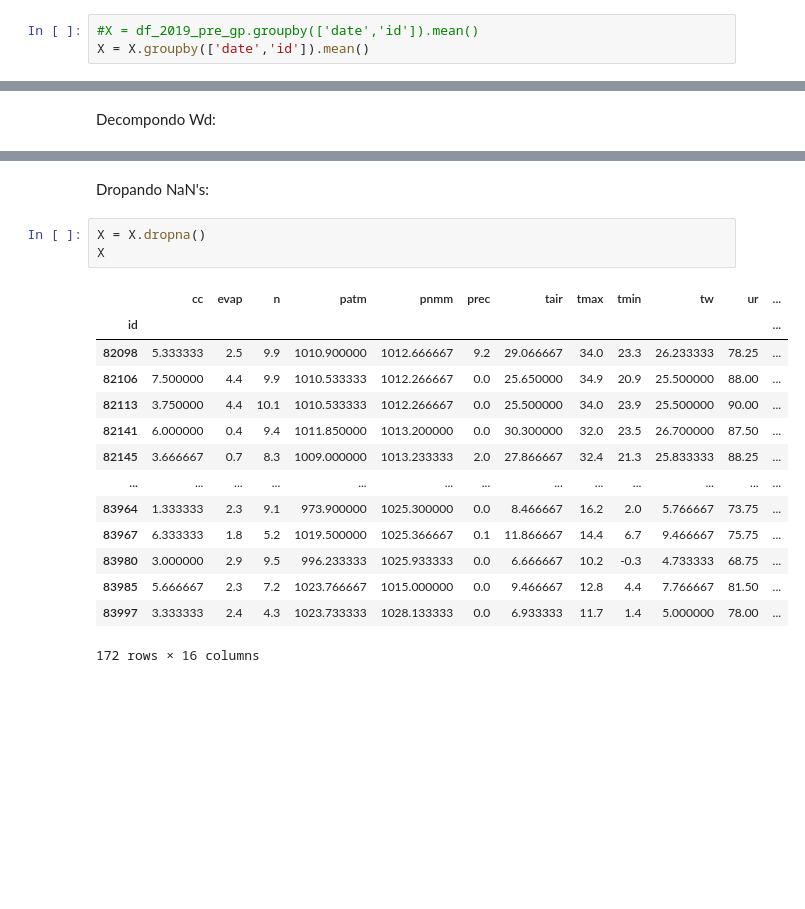
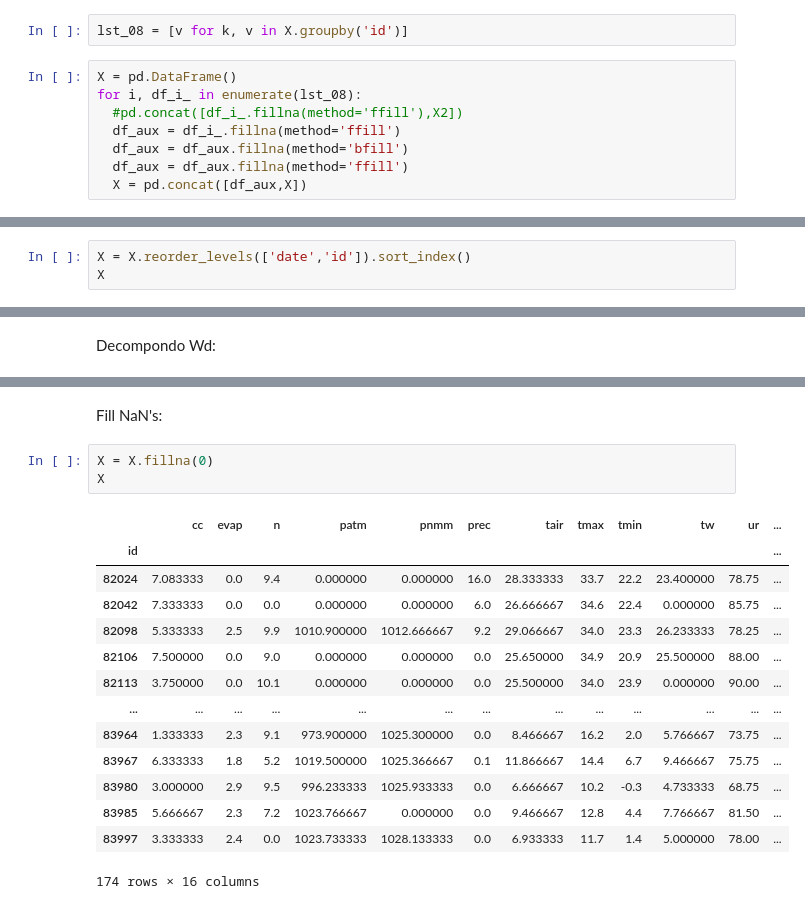
Before and after one commit to andrefellipe/ccd, a Jupyter notebook: baseline.ipynb, the cells around one changed output, grey strips where cells are left out. Saved outputs shown, nothing was run; the diff lists cells and outputs as text; blank space fills up the shorter version.

```diff
--- a/baseline.ipynb
+++ b/baseline.ipynb
@@ -556,4 +567,11 @@ X
 5409 rows × 15 columns
-# %%
-#X = df_2019_pre_gp.groupby(['date','id']).mean()
-X = X.groupby(['date','id']).mean()
+# %%
+lst_08 = [v for k, v in X.groupby('id')]
+# %%
+X = pd.DataFrame()
+for i, df_i_ in enumerate(lst_08):
+  #pd.concat([df_i_.fillna(method='ffill'),X2])
+  df_aux = df_i_.fillna(method='ffill')
+  df_aux = df_aux.fillna(method='bfill')
+  df_aux = df_aux.fillna(method='ffill')
+  X = pd.concat([df_aux,X])
@@ -559,0 +582,3 @@ X = X.groupby(['date','id']).mean()
+# %%
+X = X.reorder_levels(['date','id']).sort_index()
+X
@@ -586,21 +642,21 @@ X
 174 rows × 16 columns
 # %% [markdown]
-Dropando NaN's:
+Fill NaN's:
 # %%
-X = X.dropna()
+X = X.fillna(0)
 X
 # %% [output]
 |  | cc | evap | n | patm | pnmm | prec | tair | tmax | tmin | tw | ur | ... |
 | id |  |  |  |  |  |  |  |  |  |  |  | ... |
+| 82024 | 7.083333 | 0.0 | 9.4 | 0.000000 | 0.000000 | 16.0 | 28.333333 | 33.7 | 22.2 | 23.400000 | 78.75 | ... |
+| 82042 | 7.333333 | 0.0 | 0.0 | 0.000000 | 0.000000 | 6.0 | 26.666667 | 34.6 | 22.4 | 0.000000 | 85.75 | ... |
 | 82098 | 5.333333 | 2.5 | 9.9 | 1010.900000 | 1012.666667 | 9.2 | 29.066667 | 34.0 | 23.3 | 26.233333 | 78.25 | ... |
-| 82106 | 7.500000 | 4.4 | 9.9 | 1010.533333 | 1012.266667 | 0.0 | 25.650000 | 34.9 | 20.9 | 25.500000 | 88.00 | ... |
-| 82113 | 3.750000 | 4.4 | 10.1 | 1010.533333 | 1012.266667 | 0.0 | 25.500000 | 34.0 | 23.9 | 25.500000 | 90.00 | ... |
-| 82141 | 6.000000 | 0.4 | 9.4 | 1011.850000 | 1013.200000 | 0.0 | 30.300000 | 32.0 | 23.5 | 26.700000 | 87.50 | ... |
-| 82145 | 3.666667 | 0.7 | 8.3 | 1009.000000 | 1013.233333 | 2.0 | 27.866667 | 32.4 | 21.3 | 25.833333 | 88.25 | ... |
+| 82106 | 7.500000 | 0.0 | 9.0 | 0.000000 | 0.000000 | 0.0 | 25.650000 | 34.9 | 20.9 | 25.500000 | 88.00 | ... |
+| 82113 | 3.750000 | 0.0 | 10.1 | 0.000000 | 0.000000 | 0.0 | 25.500000 | 34.0 | 23.9 | 0.000000 | 90.00 | ... |
 | ... | ... | ... | ... | ... | ... | ... | ... | ... | ... | ... | ... | ... |
 | 83964 | 1.333333 | 2.3 | 9.1 | 973.900000 | 1025.300000 | 0.0 | 8.466667 | 16.2 | 2.0 | 5.766667 | 73.75 | ... |
 | 83967 | 6.333333 | 1.8 | 5.2 | 1019.500000 | 1025.366667 | 0.1 | 11.866667 | 14.4 | 6.7 | 9.466667 | 75.75 | ... |
 | 83980 | 3.000000 | 2.9 | 9.5 | 996.233333 | 1025.933333 | 0.0 | 6.666667 | 10.2 | -0.3 | 4.733333 | 68.75 | ... |
-| 83985 | 5.666667 | 2.3 | 7.2 | 1023.766667 | 1015.000000 | 0.0 | 9.466667 | 12.8 | 4.4 | 7.766667 | 81.50 | ... |
-| 83997 | 3.333333 | 2.4 | 4.3 | 1023.733333 | 1028.133333 | 0.0 | 6.933333 | 11.7 | 1.4 | 5.000000 | 78.00 | ... |
+| 83985 | 5.666667 | 2.3 | 7.2 | 1023.766667 | 0.000000 | 0.0 | 9.466667 | 12.8 | 4.4 | 7.766667 | 81.50 | ... |
+| 83997 | 3.333333 | 2.4 | 0.0 | 1023.733333 | 1028.133333 | 0.0 | 6.933333 | 11.7 | 1.4 | 5.000000 | 78.00 | ... |
-172 rows × 16 columns
+174 rows × 16 columns
```
Also changed, not shown: parts of 16 cells of this notebook.
